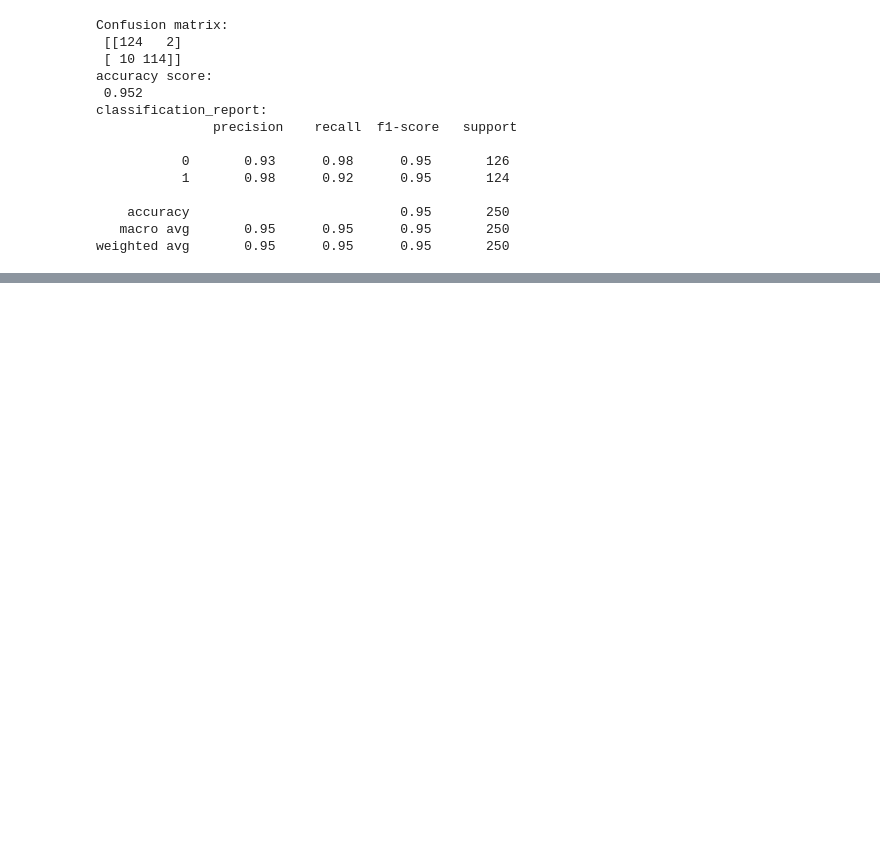
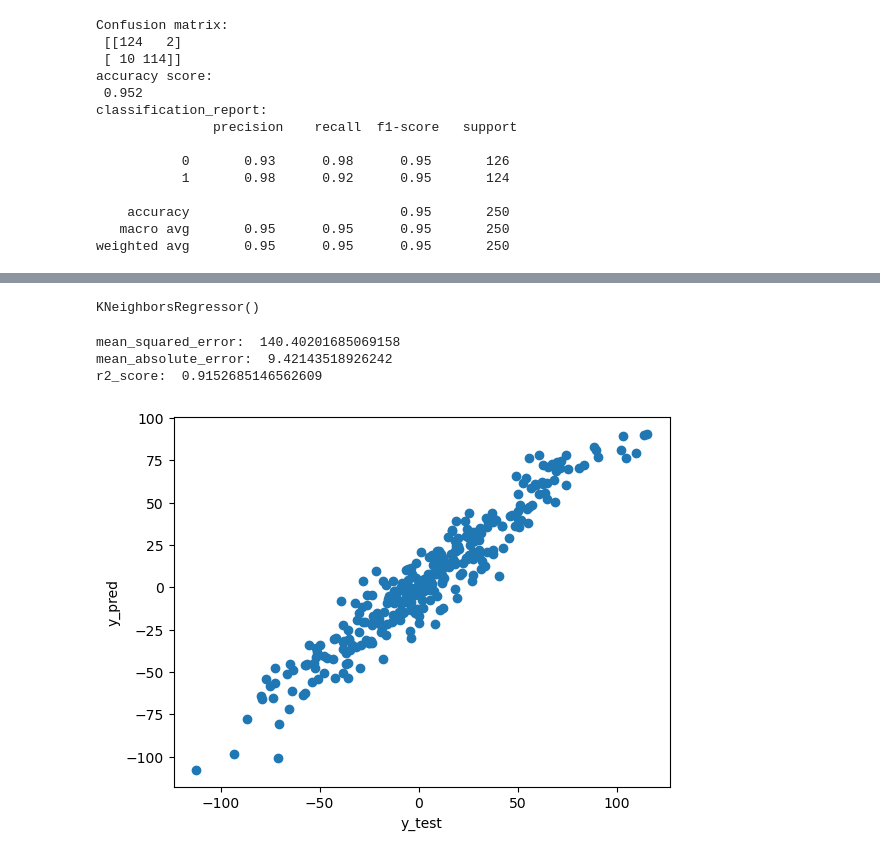
Before and after one commit to AbdullahTurgut/Machine-Learning, a Jupyter notebook: 13- KNNClassifierAndRegressor.ipynb, the cells around one changed output, grey strips where cells are left out. Saved outputs shown, nothing was run; the diff lists cells and outputs as text; code cells hidden in the pictures; blank space fills up the shorter version.

```diff
--- a/13- KNNClassifierAndRegressor.ipynb
+++ b/13- KNNClassifierAndRegressor.ipynb
@@ -134,0 +178,3 @@ weighted avg       0.95      0.95      0.95       250
+# %%
+X_train_scaled = scaler.fit_transform(X_train)
+X_test_scaled = scaler.transform(X_test)
@@ -134,0 +183,8 @@ weighted avg       0.95      0.95      0.95       250
+# %%
+regressor = KNeighborsRegressor(n_neighbors=5,algorithm='auto')
+# %%
+regressor.fit(X_train_scaled,y_train)
+# %% [output]
+KNeighborsRegressor()
+# %%
+y_pred = regressor.predict(X_test_scaled)
@@ -134,0 +195,15 @@ weighted avg       0.95      0.95      0.95       250
+# %%
+print("mean_squared_error: ", mean_squared_error(y_test,y_pred))
+print("mean_absolute_error: ", mean_absolute_error(y_test,y_pred))
+print("r2_score: ", r2_score(y_test,y_pred))
+# %% [output]
+mean_squared_error:  140.40201685069158
+mean_absolute_error:  9.42143518926242
+r2_score:  0.9152685146562609
+# %%
+plt.scatter(y_test,y_pred)
+plt.xlabel('y_test')
+plt.ylabel('y_pred')
+plt.show()
+# %% [output]
+[figure, added]
```
Also changed, not shown: parts of 11 cells of this notebook.
